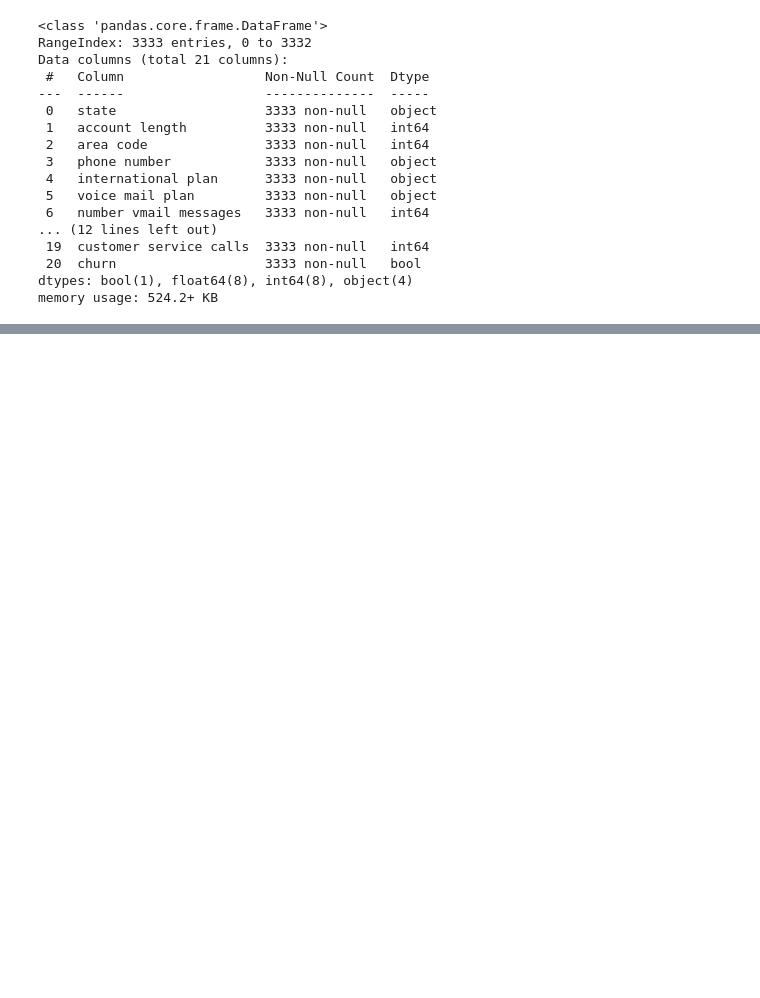
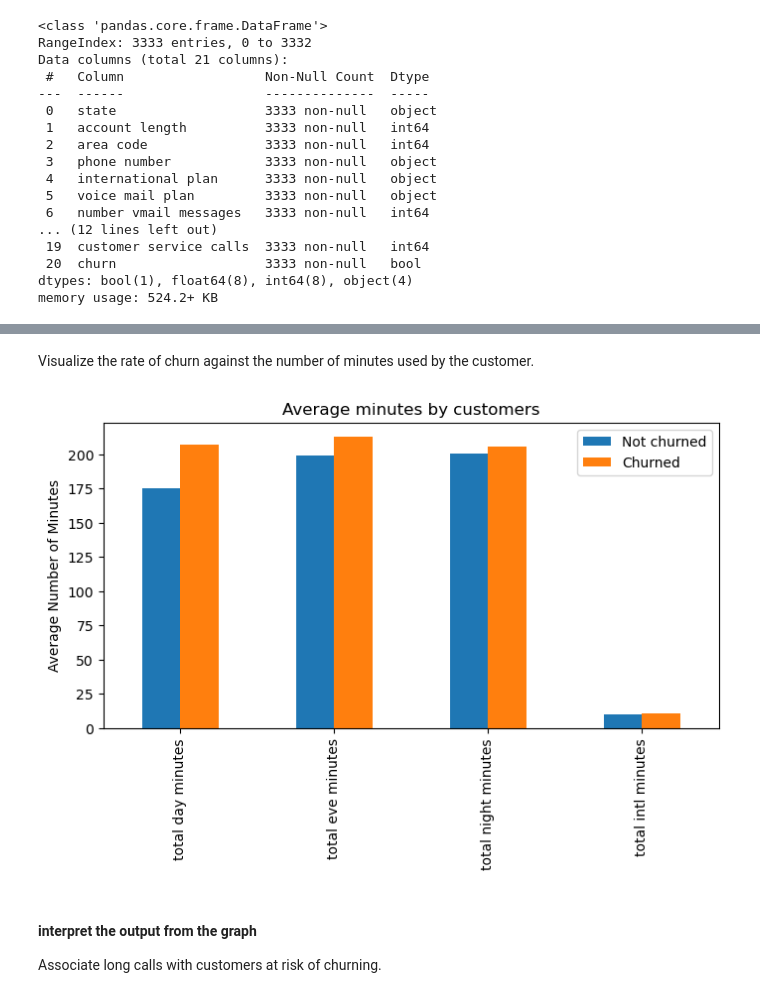
Before and after one commit to Bchacha-ds/K-Nearest-Neighbors, a Jupyter notebook: index.ipynb, the cells around one changed output, grey strips where cells are left out. Saved outputs shown, nothing was run; the diff lists cells and outputs as text; code cells hidden in the pictures; blank space fills up the shorter version.

```diff
--- a/index.ipynb
+++ b/index.ipynb
@@ -36,0 +79,4 @@ memory usage: 524.2+ KB
+# %%
+df_copy = df.drop('state', axis=1)
+
+df_copy.info()
@@ -36,0 +103,15 @@ memory usage: 524.2+ KB
+# %%
+#### transform the categorical columns
+from sklearn.preprocessing import LabelEncoder
+
+
+df_en = df_copy.copy()
+
+#initiate the encoder
+le = LabelEncoder()
+
+#encoding non-numeric columns
+for col in df_en.select_dtypes(exclude='number').columns:
+    df_en[col] = le.fit_transform(df_en[col])
+
+df_en.info()
@@ -36,0 +136,17 @@ memory usage: 524.2+ KB
+# %% [markdown]
+Visualize the rate of churn against the number of minutes used by the customer.
+# %%
+#Objectives
+# 1. Understanding how usage patterns affect customer churn.
+
+pattern_columns = ['total day minutes','total eve minutes', 'total night minutes', 'total intl minutes']
+df_en.groupby('churn')[pattern_columns].mean().T.plot(kind='bar', figsize=(8, 4))
+plt.title('Average minutes by customers')
+plt.ylabel('Average Number of Minutes')
+plt.legend(['Not churned', 'Churned'])
+plt.show()
+# %% [output]
+[figure, added]
+# %% [markdown]
+#### interpret the output from the graph
+Associate long calls with customers at risk of churning.
```
Also changed, not shown: parts of 24 cells of this notebook.
